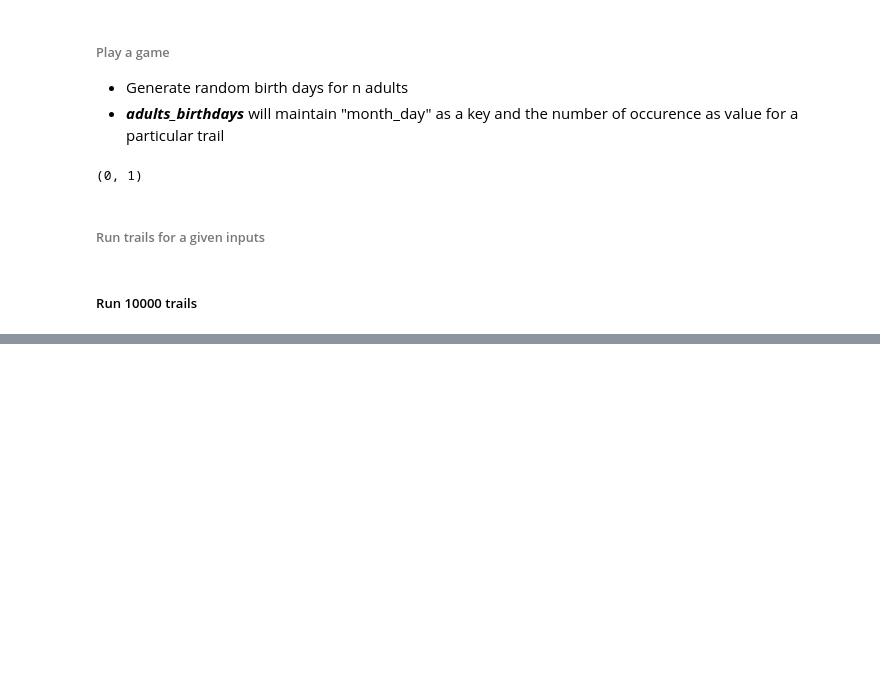
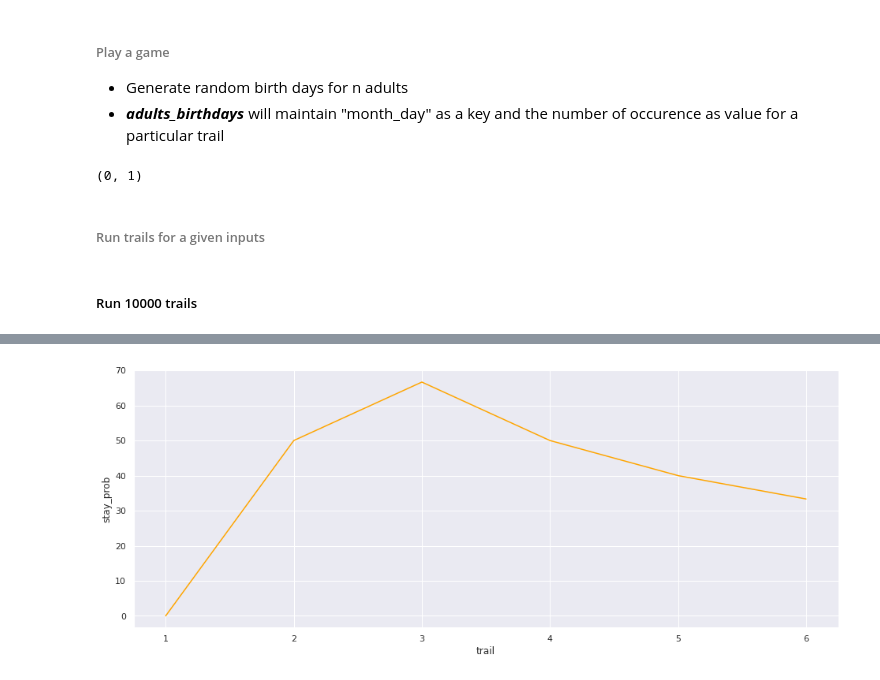
Before and after one commit to vminfant/Playground, a Jupyter notebook: python_notebooks/monty_hall.ipynb, the cells around one changed output, grey strips where cells are left out. Drawn from its saved outputs; the diff is of its cells as text; code cells hidden in the pictures; blank space fills up the shorter version.

```diff
--- a/python_notebooks/monty_hall.ipynb
+++ b/python_notebooks/monty_hall.ipynb
@@ -96,0 +122,5 @@ Name: status, dtype: float64
+# %%
+plt.figure(figsize=(16, 6))
+ax_pns = sns.lineplot(x="trail", y="stay_prob", color="orange",data=stay_trails_df)
+# %% [output]
+[figure, added]
```
Also changed, not shown: parts of 10 cells of this notebook.
